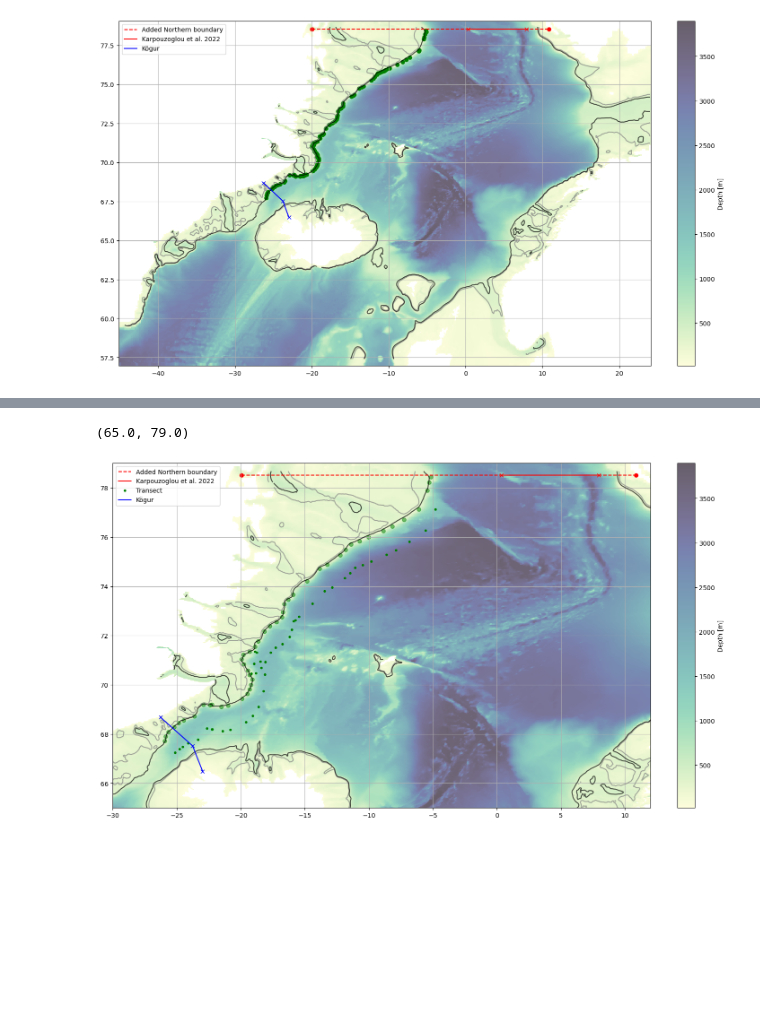
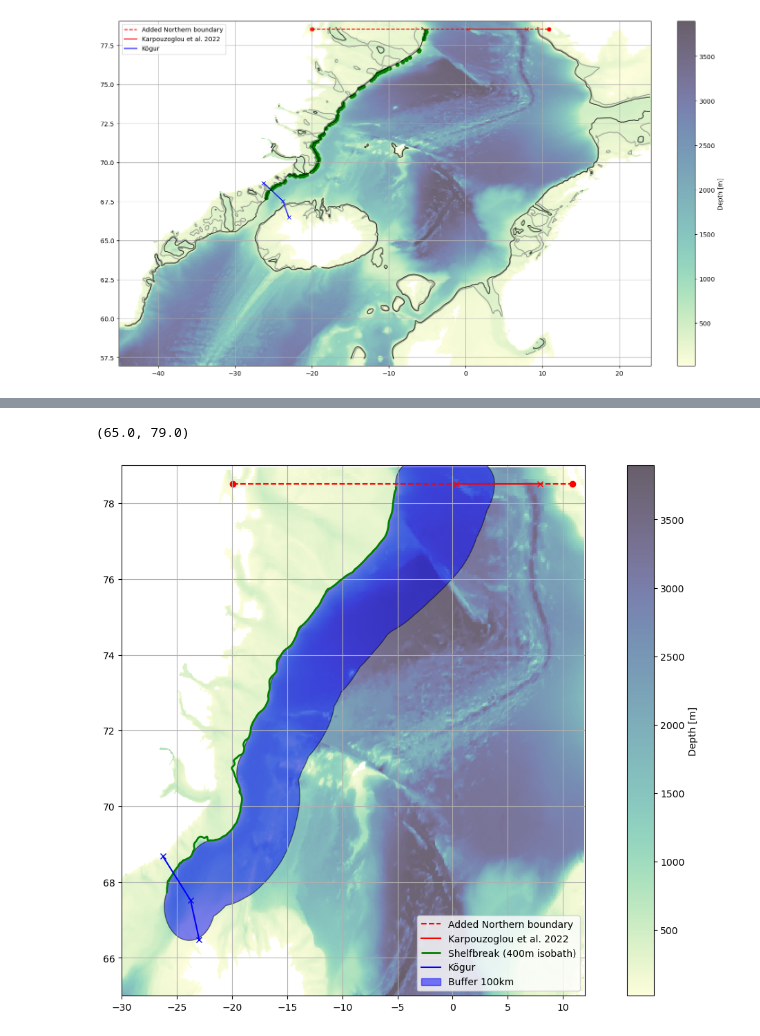
Before and after one commit to EirikKvamme/MScEirik, a Jupyter notebook: FreshWater/FW_budget_domain.ipynb, the cells around one changed output, grey strips where cells are left out. Drawn from its saved outputs; the diff is of its cells as text; code cells hidden in the pictures; blank space fills up the shorter version.

```diff
--- a/FreshWater/FW_budget_domain.ipynb
+++ b/FreshWater/FW_budget_domain.ipynb
@@ -91,18 +91,18 @@ depth_s = depth_s.where(~condition, other=0)
 condition = ((-20<=depth_s.X) & (depth_s.X<=-15)) & ((75<=depth_s.Y) & (depth_s.Y<=77.5))
 depth_s = depth_s.where(~condition, other=0)
 condition = ((-15<=depth_s.X) & (depth_s.X<=0)) & ((70<=depth_s.Y) & (depth_s.Y<=72.5))
-depth_s = depth_s.where(~condition, other=0)
+depth_s = depth_s.where(~condition, other=np.nan)
 condition = ((-30<=depth_s.X) & (depth_s.X<=-18)) & ((73<=depth_s.Y) & (depth_s.Y<=75))
 depth_s = depth_s.where(~condition, other=0)
 condition = ((-30<=depth_s.X) & (depth_s.X<=-20)) & ((72<=depth_s.Y) & (depth_s.Y<=73))
 depth_s = depth_s.where(~condition, other=0)
 condition = ((-30<=depth_s.X) & (depth_s.X<=-20)) & ((71.5<=depth_s.Y) & (depth_s.Y<=72.5))
 depth_s = depth_s.where(~condition, other=0)
-condition = ((-30<=depth_s.X) & (depth_s.X<=-20)) & ((69.5<=depth_s.Y) & (depth_s.Y<=72.5))
+condition = ((-30<=depth_s.X) & (depth_s.X<=-20.5)) & ((69.5<=depth_s.Y) & (depth_s.Y<=72.5))
 depth_s = depth_s.where(~condition, other=0)
 condition = ((-25<=depth_s.X) & (depth_s.X<=-15)) & ((67<=depth_s.Y) & (depth_s.Y<=68))
-depth_s = depth_s.where(~condition, other=0)
-condition = ((-22<=depth_s.X) & (depth_s.X<=-20)) & ((69.25<=depth_s.Y) & (depth_s.Y<=69.5))
+depth_s = depth_s.where(~condition, other=np.nan)
+condition = ((-22<=depth_s.X) & (depth_s.X<=-20.5)) & ((69.25<=depth_s.Y) & (depth_s.Y<=69.5))
 depth_s = depth_s.where(~condition, other=0)
 condition = ((-25<=depth_s.X) & (depth_s.X<=-24)) & ((68.75<=depth_s.Y) & (depth_s.Y<=69.25))
 depth_s = depth_s.where(~condition, other=0)
@@ -370,38 +379,57 @@ transect_ds = xr.Dataset({
 # %%
+import matplotlib.patches as mpatches
+
+depth = xr.open_dataset('D:/MScData/depth_res.nc')['Depth'].sel(Y=slice(65,79)).sel(X=slice(-30,12))
+depth = depth.where(depth>0,np.nan)
+
 fig, ax = plt.subplots(figsize=(14,8),layout='constrained')
 mesh = ax.pcolormesh(depth.X,depth.Y,depth,cmap=cmo.deep,alpha=0.7)
-cntr = ax.contour(depth_r.X,depth_r.Y,depth_r,[300],colors='grey',alpha=0.7)
-cntr = ax.contour(depth_r.X,depth_r.Y,depth_r,[400],colors='black',alpha=0.7)
+ax.contour(depth.X,depth.Y,depth,[0],colors='black')
+# ax.contour(depth_r.X,depth_r.Y,depth_r,[300],colors='grey',linestyles='--',alpha=0.7)
+# ax.contour(depth_r.X,depth_r.Y,depth_r,[400],colors='black',linestyles='--',alpha=0.7)
 cbar = fig.colorbar(mesh)
 cbar.set_label('Depth [m]')
 ax.grid()
 
 # North section FS
 ax.plot([north_zonal.X[0],north_zonal.X[-1]],[north_zonal.Y,north_zonal.Y],linestyle='--',color='r',label='Added Northern boundary')
 ax.plot([north_zonal_moor.X[0],north_zonal_moor.X[-1]],[north_zonal_moor.Y,north_zonal_moor.Y],'rx')
 ax.plot([north_zonal_moor.X[0],north_zonal_moor.X[-1]],[north_zonal_moor.Y,north_zonal_moor.Y],'r',label='Karpouzoglou et al. 2022')
 ax.scatter(north_zonal.X[0],north_zonal.Y,color='r')
 ax.scatter(north_zonal.X[-1],north_zonal.Y,color='r')
 
 
 # Meridional Section
-for i in shelfLocation:
-    ax.scatter(i[0],i[1],color='g', alpha=0.5)
-# Plot the transect
-transect_lats, transect_lons = zip(*transect_points)
-ax.plot(transect_lons, transect_lats, 'g.', label='Transect')
+gdf_contour.plot(ax=ax, color='green', linewidth=2, label='Shelfbreak (400m isobath)')
+# Manually add buffer polygons to the plot with a label
+for geom in buffer:
+    if geom.geom_type == 'Polygon':
+        poly = mpatches.Polygon(list(geom.exterior.coords), closed=True, facecolor='blue', edgecolor='k', alpha=0.5)
+        ax.add_patch(poly)
+    elif geom.geom_type == 'MultiPolygon':
+        for subgeom in geom:
+            poly = mpatches.Polygon(list(subgeom.exterior.coords), closed=True, facecolor='blue', edgecolor='k', alpha=0.5)
+            ax.add_patch(poly)
 
+# Add a dummy patch for the buffer to include it in the legend
+buffer_patch = mpatches.Patch(color='blue', alpha=0.5, label='Buffer 100km')
 
 # South section DS Kögur
 # Kögur information
 lats_Kogur = [68.68, 67.52, 66.49]
 lons_Kogur = [-26.28, -23.77, -22.99]
-ax.plot(lons_Kogur,lats_Kogur,'bx')
-ax.plot(lons_Kogur,lats_Kogur,'b',label='Kögur')
+ax.plot(lons_Kogur, lats_Kogur, 'bx')
+ax.plot(lons_Kogur, lats_Kogur, 'b', label='Kögur')
 
-ax.legend()
-ax.set_xlim(-30,12)
-ax.set_ylim(65,79)
+# Collect all handles and labels
+handles, labels = ax.get_legend_handles_labels()
+handles.append(buffer_patch)
+
+# Add the legend
+ax.legend(handles=handles)
+
+ax.set_xlim(-30, 12)
+ax.set_ylim(65, 79)
 # %% [output]
 (65.0, 79.0)
-[figure, old version]
+[figure, new version]
```
Also changed, not shown: parts of 14 cells of this notebook, 1 other file.
